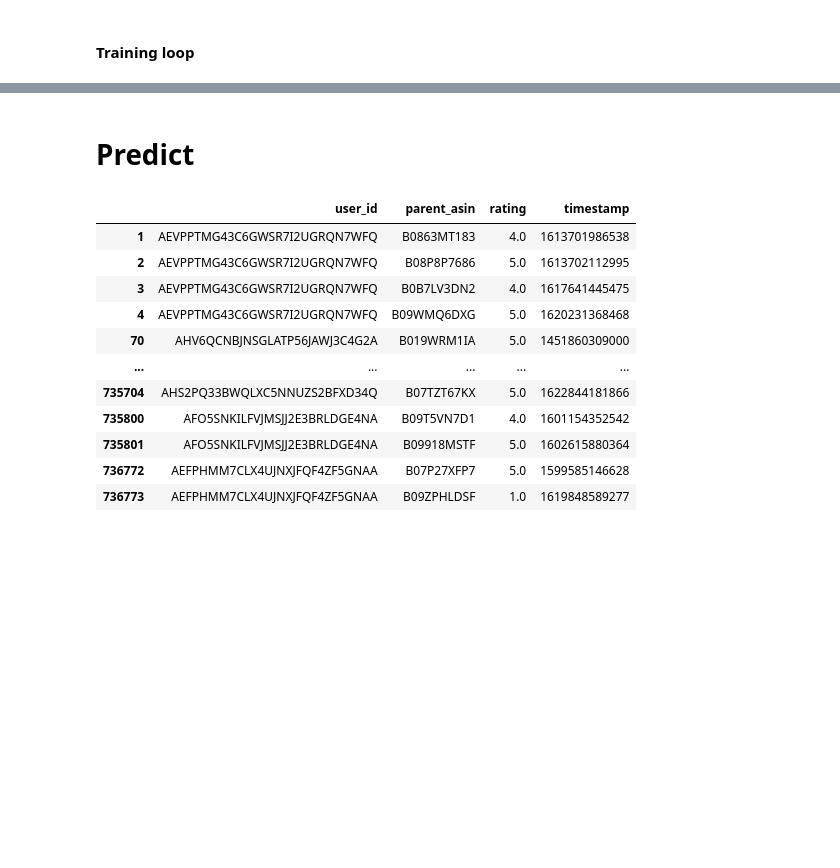
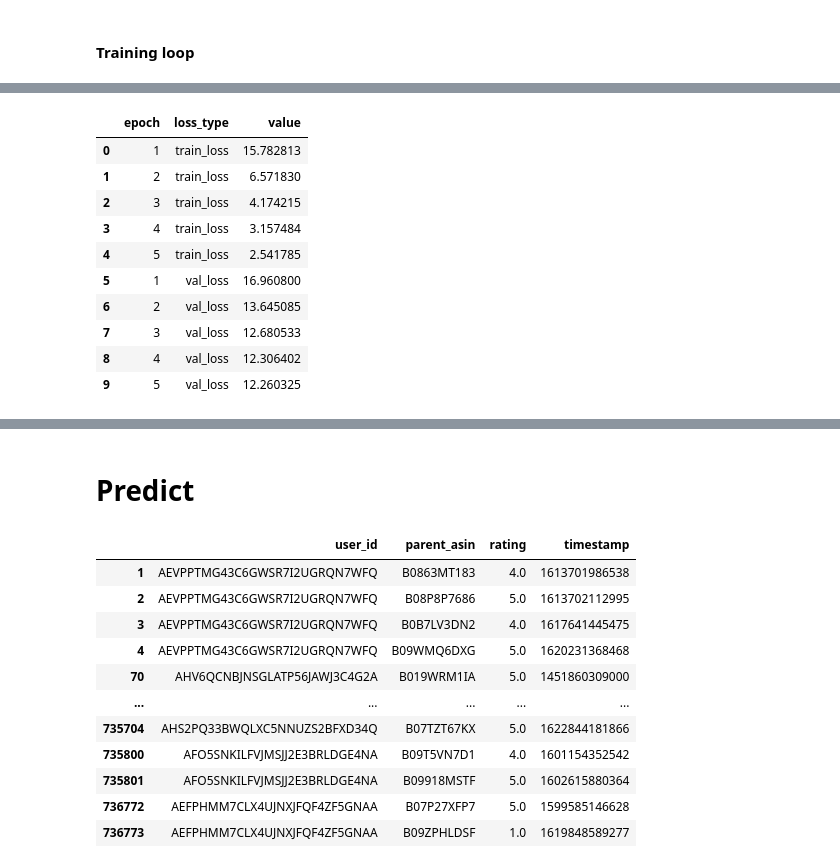
Before and after one commit to dvquy13/reco-algo, a Jupyter notebook: notebooks/lightgcn.ipynb, the cells around one changed output, grey strips where cells are left out. Cells and saved outputs as stored; diff of their text form; code cells hidden in the pictures; blank space fills up the shorter version.

```diff
--- a/notebooks/lightgcn.ipynb
+++ b/notebooks/lightgcn.ipynb
@@ -318,0 +344,16 @@ train(model, dataloader, val_dataloader, epochs=n_epochs, patience=2, print_step
+# %%
+epoch_metrics_df = pd.DataFrame(epoch_metrics)
+epoch_metrics_df = epoch_metrics_df.pipe(lambda df: pd.melt(df, id_vars=["epoch"], var_name="loss_type", value_name="value"))
+epoch_metrics_df
+# %% [output]
+|  | epoch | loss_type | value |
+| 0 | 1 | train_loss | 15.782813 |
+| 1 | 2 | train_loss | 6.571830 |
+| 2 | 3 | train_loss | 4.174215 |
+| 3 | 4 | train_loss | 3.157484 |
+| 4 | 5 | train_loss | 2.541785 |
+| 5 | 1 | val_loss | 16.960800 |
+| 6 | 2 | val_loss | 13.645085 |
+| 7 | 3 | val_loss | 12.680533 |
+| 8 | 4 | val_loss | 12.306402 |
+| 9 | 5 | val_loss | 12.260325 |
```
Also changed, not shown: parts of 13 cells of this notebook, 5 other files.
